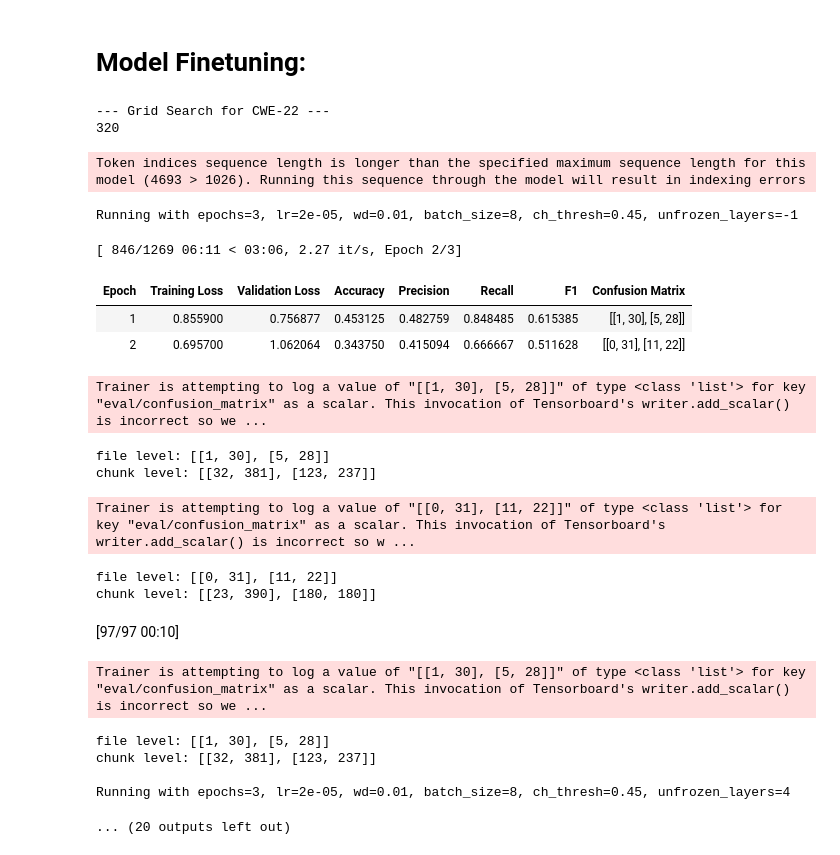
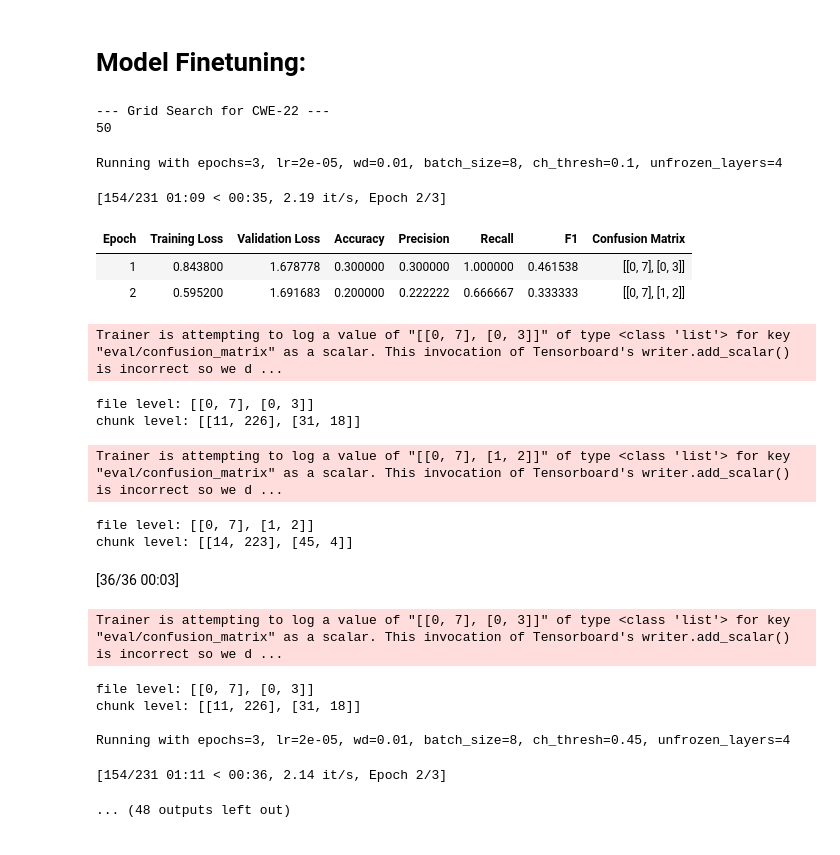
Before and after one commit to robingupta14/FinalYearProject, a Jupyter notebook: vulberta_analysis/vulberta_analysis.ipynb, the cells around one changed output. Drawn from its saved outputs; the diff is of its cells as text; code cells hidden in the pictures.

```diff
--- a/vulberta_analysis/vulberta_analysis.ipynb
+++ b/vulberta_analysis/vulberta_analysis.ipynb
@@ -17,8 +17,8 @@ from itertools import product
 
 os.environ["CUDA_LAUNCH_BLOCKING"] = "1"
 DATASET_ROOT = "../../CrossVul"
-ALLOWED_CWE_IDS = {"CWE-22"} # "CWE-22", "CWE-89", "CWE-787"
-LANGUAGES = ['c', 'cpp', 'cs', 'java', 'py', 'php']
+ALLOWED_CWE_IDS = {"CWE-22"} # "CWE-79", "CWE-787", "CWE-89"
+LANGUAGES = ['c', 'cpp'] #'cs', 'java', 'py', 'php'
 SEED = 42
 EPOCHS = 3
 # %%
@@ -145,8 +145,8 @@ EPOCHS_LIST = [3]
 LEARNING_RATES = [2e-5]
 WEIGHT_DECAYS = [0.01]
 BATCH_SIZES = [8]
-CHUNK_THRESHES = [0.45]
-LAYERS_TO_UNFREEZE = [-1, 4, 2, 6, 8]
+CHUNK_THRESHES = [0.1, 0.45, 0.9]
+LAYERS_TO_UNFREEZE = [4, -1, 0]
 
 early_stopping_callback = EarlyStoppingCallback(
     early_stopping_patience=1,
@@ -244,50 +244,50 @@ for cwe_id in ALLOWED_CWE_IDS:
                                 eval_dataset=eval_dataset,
                                 compute_metrics=compute_file_metrics_builder(filenames, chunk_thresh),
                                 optimizers=(optimizer, scheduler),
                                 callbacks=[early_stopping_callback]
                             )
 
                             trainer.train()
                             trainer.save_model(output_dir + "/final")
 
                             metrics = trainer.evaluate()
                             precision = metrics["eval_precision"]
                             recall = metrics["eval_recall"]
                             f1 = metrics["eval_f1"]
                             accuracy = metrics["eval_accuracy"]
                             confusion = metrics["eval_confusion_matrix"]
 
                             with open(log_path, "a", newline="") as f:
                                 writer = csv.writer(f)
                                 writer.writerow([epochs, lr, wd, batch_size, unfrozen, chunk_thresh, precision, recall, f1, accuracy, confusion])
 
                             if f1 > best_f1:
                                 best_f1 = f1
                                 best_dir = output_dir
                                 best_thresh = chunk_thresh
 
     if best_dir is not None:
         os.system(f"cp -r {best_dir}/final ./models/vulberta_{cwe_id}/best_model")
         print(f"\nBest model for {cwe_id} saved from: {best_dir} with F1={best_f1:.4f}")
 # %% [output]
 --- Grid Search for CWE-22 ---
-320
+50
-Token indices sequence length is longer than the specified maximum sequence length for this model (4693 > 1026). Running this sequence through the model will result in indexing errors
+Running with epochs=3, lr=2e-05, wd=0.01, batch_size=8, ch_thresh=0.1, unfrozen_layers=4
-Running with epochs=3, lr=2e-05, wd=0.01, batch_size=8, ch_thresh=0.45, unfrozen_layers=-1
+[154/231 01:09 < 00:35, 2.19 it/s, Epoch 2/3]
+| Epoch | Training Loss | Validation Loss | Accuracy | Precision | Recall | F1 | Confusion Matrix |
+| 1 | 0.843800 | 1.678778 | 0.300000 | 0.300000 | 1.000000 | 0.461538 | [[0, 7], [0, 3]] |
+| 2 | 0.595200 | 1.691683 | 0.200000 | 0.222222 | 0.666667 | 0.333333 | [[0, 7], [1, 2]] |
-[ 846/1269 06:11 < 03:06, 2.27 it/s, Epoch 2/3]
+Trainer is attempting to log a value of "[[0, 7], [0, 3]]" of type <class 'list'> for key "eval/confusion_matrix" as a scalar. This invocation of Tensorboard's writer.add_scalar() is incorrect so we d ...
-| Epoch | Training Loss | Validation Loss | Accuracy | Precision | Recall | F1 | Confusion Matrix |
-| 1 | 0.855900 | 0.756877 | 0.453125 | 0.482759 | 0.848485 | 0.615385 | [[1, 30], [5, 28]] |
-| 2 | 0.695700 | 1.062064 | 0.343750 | 0.415094 | 0.666667 | 0.511628 | [[0, 31], [11, 22]] |
-Trainer is attempting to log a value of "[[1, 30], [5, 28]]" of type <class 'list'> for key "eval/confusion_matrix" as a scalar. This invocation of Tensorboard's writer.add_scalar() is incorrect so we ...
+file level: [[0, 7], [0, 3]]
+chunk level: [[11, 226], [31, 18]]
-file level: [[1, 30], [5, 28]]
-chunk level: [[32, 381], [123, 237]]
+Trainer is attempting to log a value of "[[0, 7], [1, 2]]" of type <class 'list'> for key "eval/confusion_matrix" as a scalar. This invocation of Tensorboard's writer.add_scalar() is incorrect so we d ...
-Trainer is attempting to log a value of "[[0, 31], [11, 22]]" of type <class 'list'> for key "eval/confusion_matrix" as a scalar. This invocation of Tensorboard's writer.add_scalar() is incorrect so w ...
+file level: [[0, 7], [1, 2]]
+chunk level: [[14, 223], [45, 4]]
+[36/36 00:03]
-file level: [[0, 31], [11, 22]]
-chunk level: [[23, 390], [180, 180]]
+Trainer is attempting to log a value of "[[0, 7], [0, 3]]" of type <class 'list'> for key "eval/confusion_matrix" as a scalar. This invocation of Tensorboard's writer.add_scalar() is incorrect so we d ...
-[97/97 00:10]
-Trainer is attempting to log a value of "[[1, 30], [5, 28]]" of type <class 'list'> for key "eval/confusion_matrix" as a scalar. This invocation of Tensorboard's writer.add_scalar() is incorrect so we ...
+file level: [[0, 7], [0, 3]]
+chunk level: [[11, 226], [31, 18]]
+
+Running with epochs=3, lr=2e-05, wd=0.01, batch_size=8, ch_thresh=0.45, unfrozen_layers=4
-file level: [[1, 30], [5, 28]]
-chunk level: [[32, 381], [123, 237]]
-
-Running with epochs=3, lr=2e-05, wd=0.01, batch_size=8, ch_thresh=0.45, unfrozen_layers=4
+[154/231 01:11 < 00:36, 2.14 it/s, Epoch 2/3]
-... (20 outputs left out)
+... (48 outputs left out)
```
Also changed, not shown: 1 other file.
